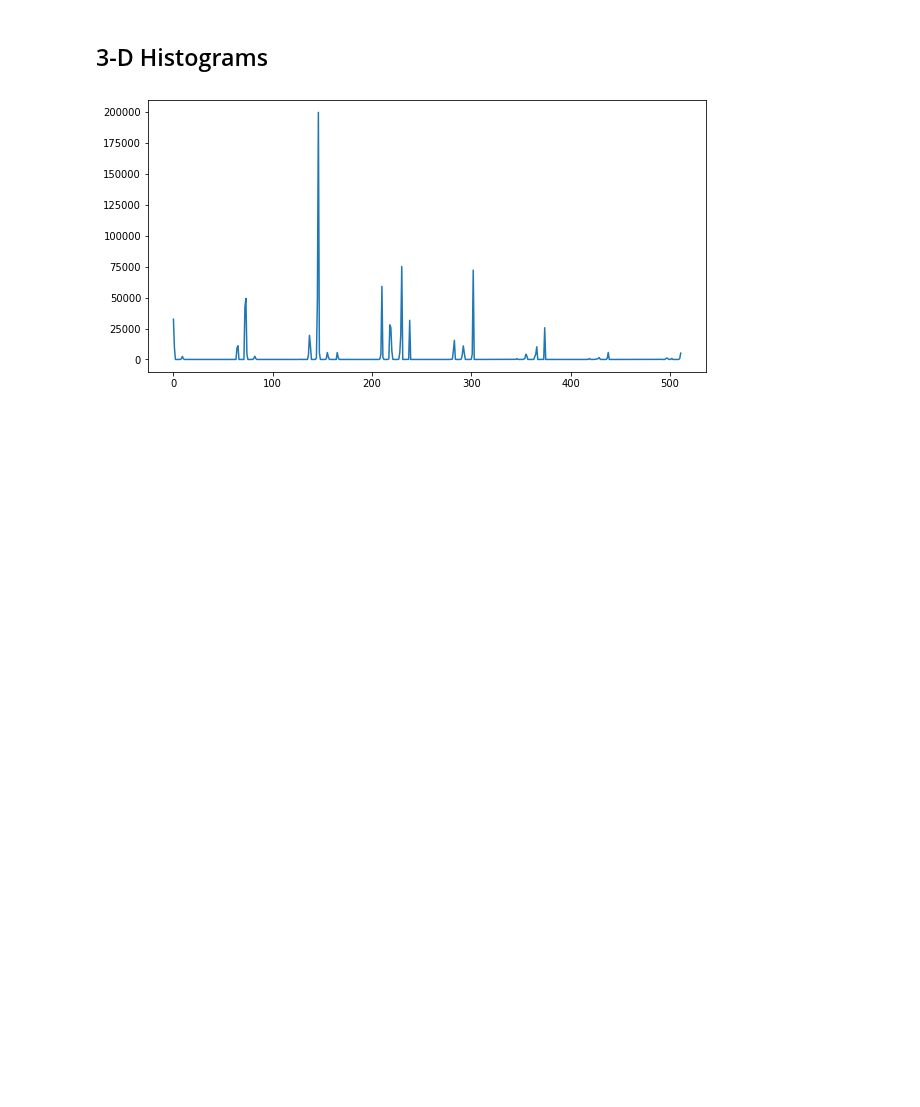
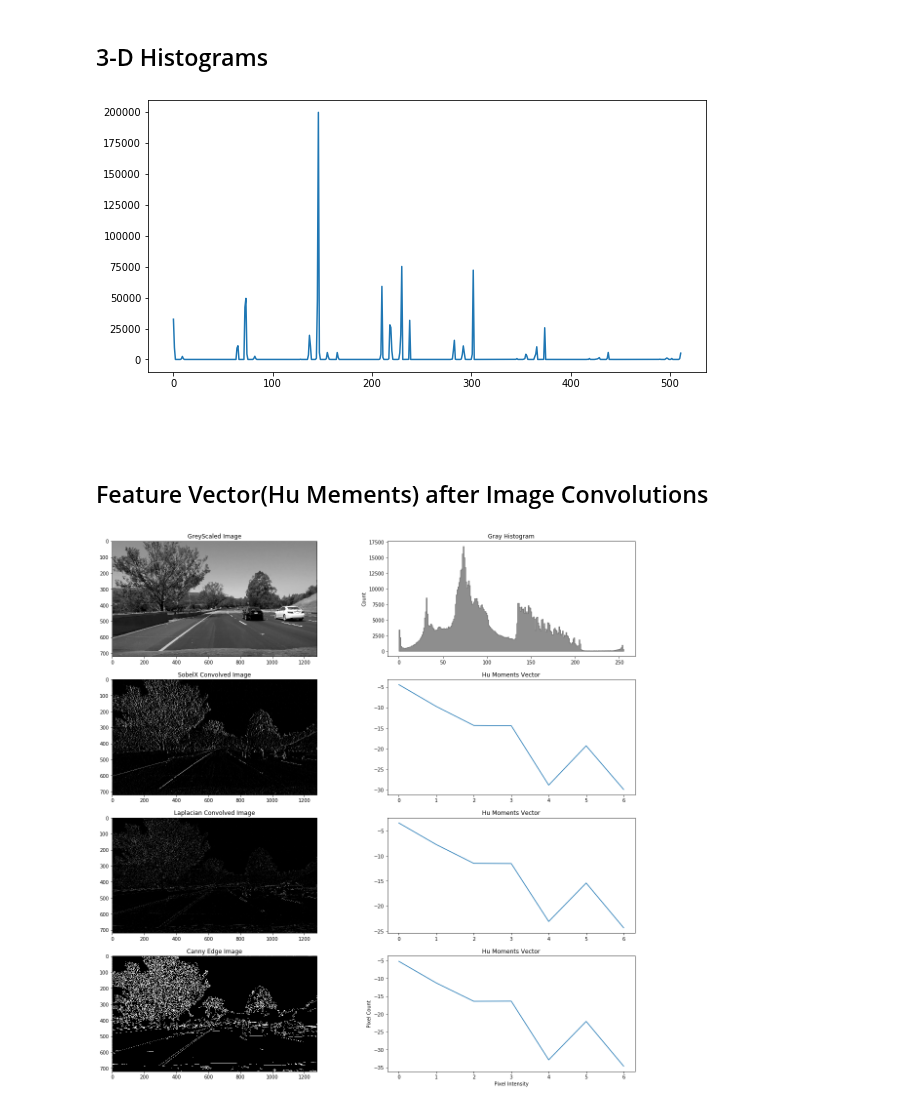
Before and after one commit to Defcon27/Image-Search-using-Parallel-Computing, a Jupyter notebook: Image_Histograms/ImageHistVisualizations.ipynb, the cells around one changed output. Drawn from its saved outputs; the diff is of its cells as text; code cells hidden in the pictures; blank space fills up the shorter version.

Commit message:
Added Hu moment vector plot

```diff
--- a/Image_Histograms/ImageHistVisualizations.ipynb
+++ b/Image_Histograms/ImageHistVisualizations.ipynb
@@ -211,3 +184,46 @@ sns.lineplot(data=hist.ravel())
 plt.show()
 # %% [output]
 [figure]
+# %% [markdown]
+#
+# %% [markdown]
+## Feature Vector(Hu Mements) after Image Convolutions
+# %%
+from ConvolutionalFilters import ConvolutionFilter
+from ImageHistogram import plotGrayDistribution
+from ImageHistogram import plotConvolveDistribution
+
+image = cv2.imread("../Image_Database_old/road.jpg")
+image = cv2.cvtColor(image, cv2.COLOR_BGR2RGB)
+
+filters = ConvolutionFilter(image)
+filtered_image_sx = filters.applySobelX()
+filtered_image_sy = filters.applySobelY()
+filtered_image_laplacian = filters.applyLaplacian()
+filtered_image_canny = filters.applyCannyEdge()
+
+f, ax = plt.subplots(4, 2, figsize=(20,20))
+
+ax[0,0].set_title('GreyScaled Image')
+ax[0,0].imshow(filters.image, cmap="gray")
+ax[0,1].set_title('Gray Histogram')
+plotGrayDistribution(filters.image, ax[0,1])
+
+ax[1,0].set_title('SobelX Convolved Image')
+ax[1,0].imshow(filtered_image_sx, cmap="gray")
+ax[1,1].set_title('Hu Moments Vector')
+ax[1,1].plot([math.log(abs(v)) for v in cv2.HuMoments(cv2.moments(filtered_image_sx)).flatten()])
+
+ax[2,0].set_title('Laplacian Convolved Image')
+ax[2,0].imshow(filtered_image_laplacian, cmap="gray")
+ax[2,1].set_title('Hu Moments Vector')
+ax[2,1].plot([math.log(abs(v)) for v in cv2.HuMoments(cv2.moments(filtered_image_laplacian)).flatten()])
+
+ax[3,0].set_title('Canny Edge Image')
+ax[3,0].imshow(filtered_image_canny, cmap="gray")
+ax[3,1].set_title('Hu Moments Vector')
+ax[3,1].plot([math.log(abs(v)) for v in cv2.HuMoments(cv2.moments(filtered_image_canny)).flatten()])
+
+plt.show()
+# %% [output]
+[figure, added]
```
Also changed, not shown: parts of 4 cells of this notebook, 1 other file.
